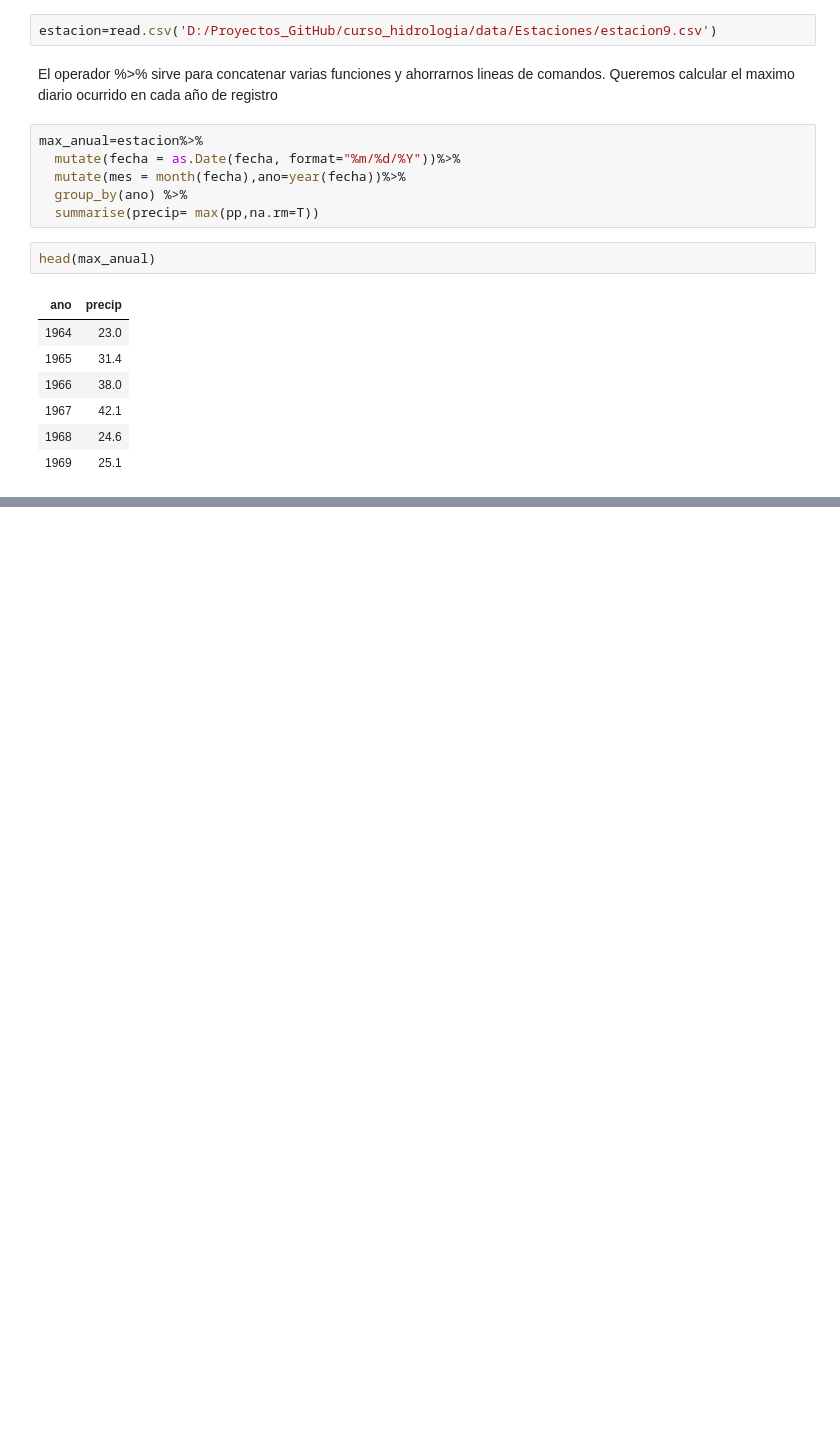
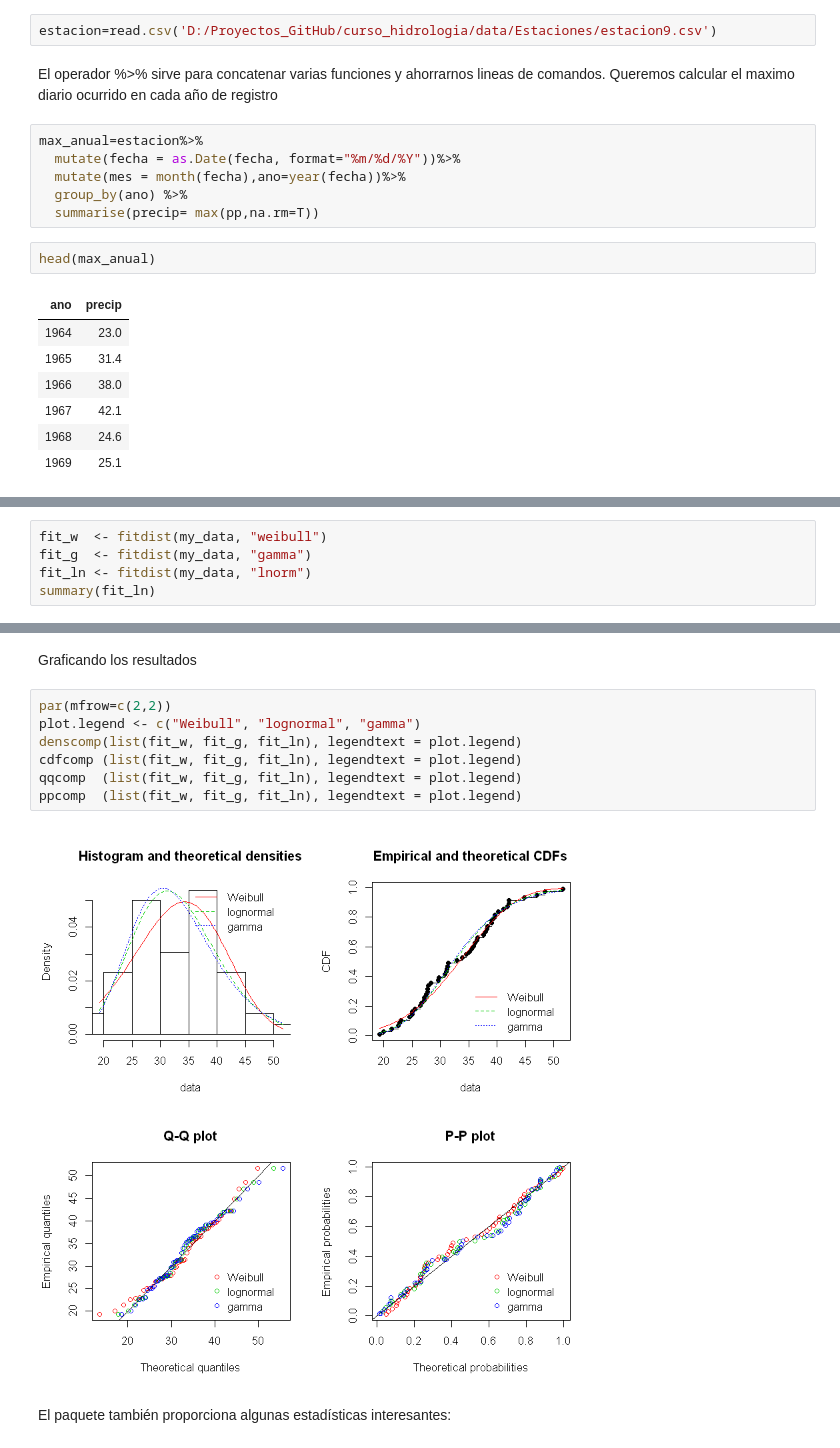
Before and after one commit to JoseZevallosR/curso_hidrologia, a Jupyter notebook: code/Estudio de extremos de precipitación.ipynb, the cells around one changed output, grey strips where cells are left out. Drawn from its saved outputs; the diff is of its cells as text; blank space fills up the shorter version.

```diff
--- a/code/Estudio de extremos de precipitación.ipynb
+++ b/code/Estudio de extremos de precipitación.ipynb
@@ -28,0 +52,5 @@ head(max_anual)
+# %%
+fit_w  <- fitdist(my_data, "weibull")
+fit_g  <- fitdist(my_data, "gamma")
+fit_ln <- fitdist(my_data, "lnorm")
+summary(fit_ln)
@@ -28,0 +85,13 @@ head(max_anual)
+# %% [markdown]
+Graficando los resultados
+# %%
+par(mfrow=c(2,2))
+plot.legend <- c("Weibull", "lognormal", "gamma")
+denscomp(list(fit_w, fit_g, fit_ln), legendtext = plot.legend)
+cdfcomp (list(fit_w, fit_g, fit_ln), legendtext = plot.legend)
+qqcomp  (list(fit_w, fit_g, fit_ln), legendtext = plot.legend)
+ppcomp  (list(fit_w, fit_g, fit_ln), legendtext = plot.legend)
+# %% [output]
+[figure, added]
+# %% [markdown]
+El paquete también proporciona algunas estadísticas interesantes:
```
Also changed, not shown: parts of 8 cells of this notebook.
